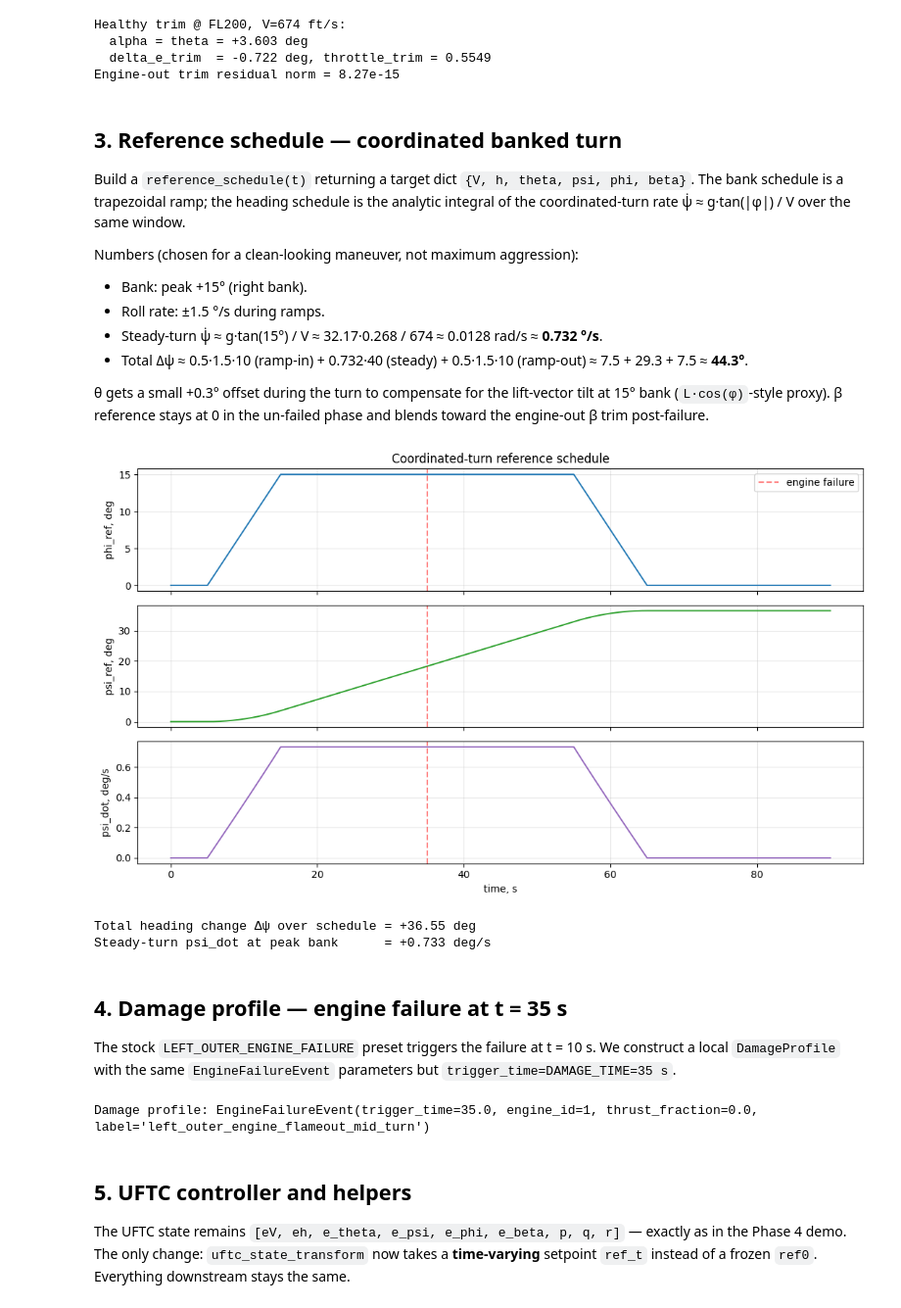
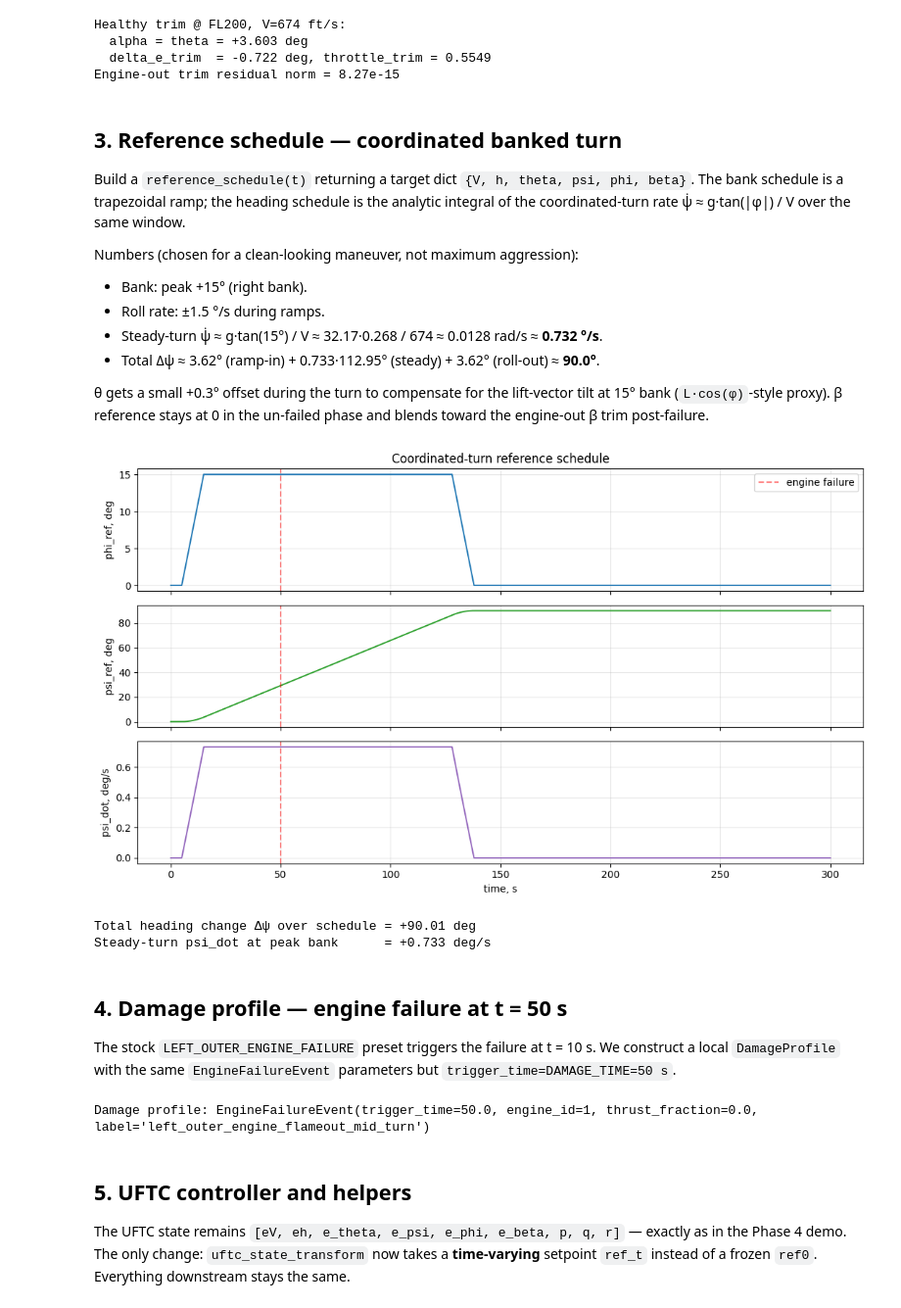
Before and after one commit to TensorAeroSpace/TensorAeroSpace, a Jupyter notebook: example/reinforcement_learning/uftc/example_uftc_b747_coordinated_turn_engine_failure.ipynb, the cells around one changed output. Shown at 98% size. Saved outputs shown, nothing was run; the diff lists cells and outputs as text; code cells hidden in the pictures.

```diff
--- a/example/reinforcement_learning/uftc/example_uftc_b747_coordinated_turn_engine_failure.ipynb
+++ b/example/reinforcement_learning/uftc/example_uftc_b747_coordinated_turn_engine_failure.ipynb
@@ -56,9 +56,9 @@ import torch
 torch.manual_seed(0)
 
 DT = 0.05
-TOTAL_TIME = 90.0
-DAMAGE_TIME = 35.0
-N_EP = int(TOTAL_TIME / DT)         # 1800 steps
+TOTAL_TIME = 300.0
+DAMAGE_TIME = 50.0
+N_EP = int(TOTAL_TIME / DT)         # 6000 steps
 DAMAGE_STEP = int(DAMAGE_TIME / DT)
 
 V_REF_FT_S = 674.0
@@ -71,8 +71,8 @@ PSI_REF_DEG = 0.0
 TURN_BANK_DEG  = 15.0     # peak bank angle (right turn -> positive bank)
 TURN_BANK_SIGN = +1.0     # right turn
 ROLL_IN_S   = (5.0, 15.0)
-STEADY_S    = (15.0, 55.0)
-ROLL_OUT_S  = (55.0, 65.0)
+STEADY_S    = (15.0, 127.95)
+ROLL_OUT_S  = (127.95, 137.95)
 
 print(f"Episode horizon : {TOTAL_TIME:.0f} s ({N_EP} steps @ dt={DT}s)")
 print(f"Damage trigger  : t = {DAMAGE_TIME:.0f} s (step {DAMAGE_STEP})")
@@ -167,7 +167,7 @@ Numbers (chosen for a clean-looking maneuver, not maximum aggression):
 * Bank: peak +15° (right bank).
 * Roll rate: ±1.5 °/s during ramps.
 * Steady-turn ψ̇ ≈ g·tan(15°) / V ≈ 32.17·0.268 / 674 ≈ 0.0128 rad/s ≈ **0.732 °/s**.
-* Total Δψ ≈ 0.5·1.5·10 (ramp-in) + 0.732·40 (steady) + 0.5·1.5·10 (ramp-out) ≈ 7.5 + 29.3 + 7.5 ≈ **44.3°**.
+* Total Δψ ≈ 3.62° (ramp-in) + 0.733·112.95° (steady) + 3.62° (roll-out) ≈ **90.0°**.
 
 θ gets a small +0.3° offset during the turn to compensate for the lift-vector tilt at 15° bank (`L·cos(φ)`-style proxy). β reference stays at 0 in the un-failed phase and blends toward the engine-out β trim post-failure.
 # %%
@@ -191,6 +191,13 @@ def _psi_dot_coordinated(phi_rad: float, V_ft_s: float) -> float:
     # Positive bank (right wing down) -> positive psi rate (right turn).
     return G_FT_S2 * math.tan(phi_rad) / max(V_ft_s, 1.0)
 
+def _phi_dot_ref_rad_s(t: float) -> float:
+    if ROLL_IN_S[0] <= t < ROLL_IN_S[1]:
+        return TURN_BANK_SIGN * math.radians(TURN_BANK_DEG) / (ROLL_IN_S[1] - ROLL_IN_S[0])
+    if ROLL_OUT_S[0] <= t < ROLL_OUT_S[1]:
+        return -TURN_BANK_SIGN * math.radians(TURN_BANK_DEG) / (ROLL_OUT_S[1] - ROLL_OUT_S[0])
+    return 0.0
+
 # Pre-compute psi_ref(t) by trapezoidal integration of psi_dot(phi_ref(t), V_REF).
 _t_grid = np.arange(0.0, TOTAL_TIME + DT, DT)
 _phi_grid = np.array([_phi_ref_rad(float(t)) for t in _t_grid])
@@ -208,48 +215,53 @@ def _psi_ref_rad(t: float) -> float:
     return float(np.interp(t, _t_grid, _psi_grid))
 
 def _theta_offset_rad(t: float) -> float:
-    if STEADY_S[0] - 1.0 < t < STEADY_S[1] + 1.0:
-        return math.radians(0.3)
-    return 0.0
+    # Small pitch/lift compensation that follows bank demand continuously.
+    # This avoids a pitch-reference step during the healthy turn.
+    peak_phi = max(math.radians(abs(TURN_BANK_DEG)), 1e-9)
+    bank_fraction = abs(_phi_ref_rad(t)) / peak_phi
+    return math.radians(0.3) * bank_fraction ** 2
 
 def reference_schedule(t: float, beta_target_rad: float = 0.0) -> dict:
+    phi_ref = _phi_ref_rad(t)
     return {
         "V": V_REF_FT_S,
         "h": ALT_REF_FT,
         "theta": float(trim_result.theta_rad) + _theta_offset_rad(t),
         "psi": _psi_ref_rad(t),
-        "phi": _phi_ref_rad(t),
+        "phi": phi_ref,
         "beta": beta_target_rad,
+        "phi_dot": _phi_dot_ref_rad_s(t),
+        "psi_dot": _psi_dot_coordinated(phi_ref, V_REF_FT_S),
     }
 
 # Visualise the reference
 phi_ref_deg = np.degrees(_phi_grid)
 psi_ref_deg = np.degrees(_psi_grid)
 psi_dot_deg_s = np.degrees(_psi_dot_grid)
 
 fig, axes = plt.subplots(3, 1, figsize=(11, 6.5), sharex=True)
 axes[0].plot(_t_grid, phi_ref_deg, color='tab:blue', lw=1.4)
 axes[0].axvline(DAMAGE_TIME, color='red', ls='--', alpha=0.5, label='engine failure')
 axes[0].set_ylabel('phi_ref, deg'); axes[0].grid(True, alpha=0.3); axes[0].legend()
 axes[1].plot(_t_grid, psi_ref_deg, color='tab:green', lw=1.4)
 axes[1].axvline(DAMAGE_TIME, color='red', ls='--', alpha=0.5)
 axes[1].set_ylabel('psi_ref, deg'); axes[1].grid(True, alpha=0.3)
 axes[2].plot(_t_grid, psi_dot_deg_s, color='tab:purple', lw=1.4)
 axes[2].axvline(DAMAGE_TIME, color='red', ls='--', alpha=0.5)
 axes[2].set_xlabel('time, s'); axes[2].set_ylabel('psi_dot, deg/s'); axes[2].grid(True, alpha=0.3)
 axes[0].set_title('Coordinated-turn reference schedule')
 plt.tight_layout(); plt.show()
 print(f'Total heading change Δψ over schedule = {math.degrees(PSI_FINAL_RAD):+.2f} deg')
 print(f'Steady-turn psi_dot at peak bank      = '
       f'{math.degrees(_psi_dot_coordinated(TURN_BANK_SIGN*math.radians(TURN_BANK_DEG), V_REF_FT_S)):+.3f} deg/s')
 # %% [output]
-[figure, old version]
+[figure, new version]
-Total heading change Δψ over schedule = +36.55 deg
+Total heading change Δψ over schedule = +90.01 deg
 Steady-turn psi_dot at peak bank      = +0.733 deg/s
 # %% [markdown]
-## 4. Damage profile — engine failure at t = 35 s
+## 4. Damage profile — engine failure at t = 50 s
 
-The stock `LEFT_OUTER_ENGINE_FAILURE` preset triggers the failure at t = 10 s. We construct a local `DamageProfile` with the same `EngineFailureEvent` parameters but `trigger_time=DAMAGE_TIME=35 s`.
+The stock `LEFT_OUTER_ENGINE_FAILURE` preset triggers the failure at t = 10 s. We construct a local `DamageProfile` with the same `EngineFailureEvent` parameters but `trigger_time=DAMAGE_TIME=50 s`.
 # %%
 TURN_ENGINE_FAILURE = DamageProfile(
     events=[
@@ -263,7 +275,7 @@ TURN_ENGINE_FAILURE = DamageProfile(
 )
 print(f'Damage profile: {TURN_ENGINE_FAILURE.events[0]}')
 # %% [output]
-Damage profile: EngineFailureEvent(trigger_time=35.0, engine_id=1, thrust_fraction=0.0, label='left_outer_engine_flameout_mid_turn')
+Damage profile: EngineFailureEvent(trigger_time=50.0, engine_id=1, thrust_fraction=0.0, label='left_outer_engine_flameout_mid_turn')
 # %% [markdown]
 ## 5. UFTC controller and helpers
 
```
Also changed, not shown: parts of 18 cells of this notebook, 1 other file.
